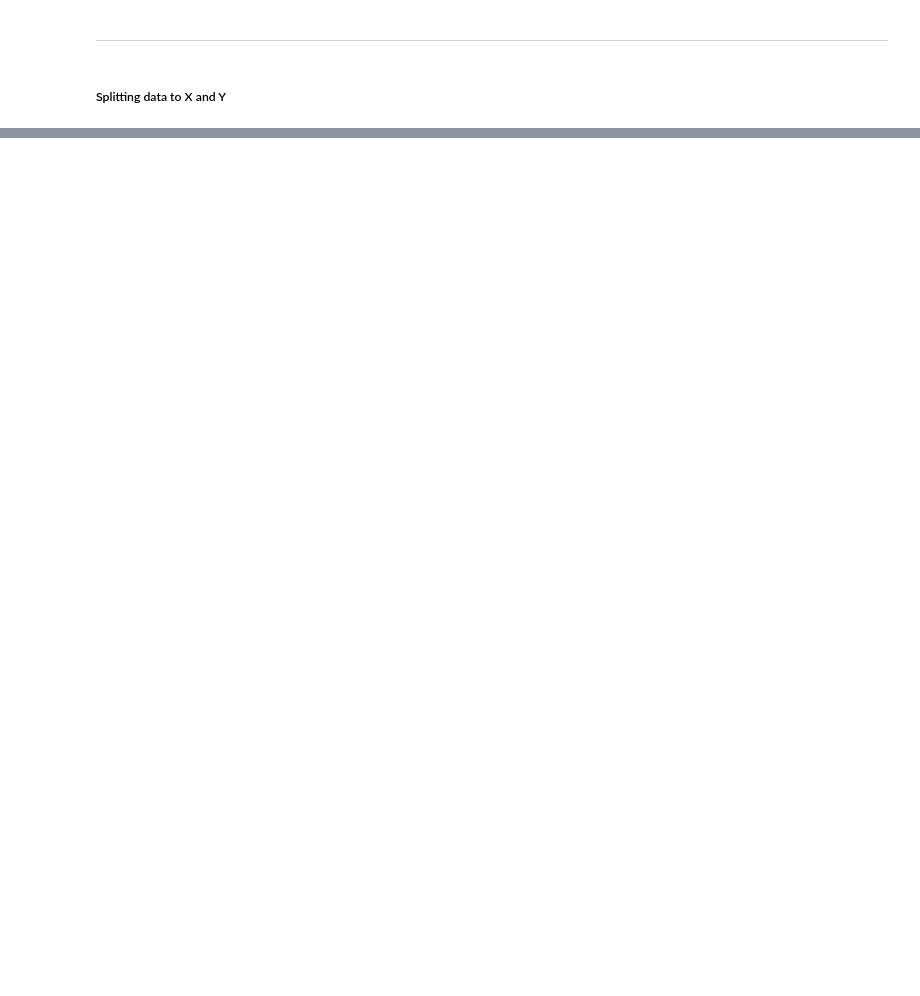
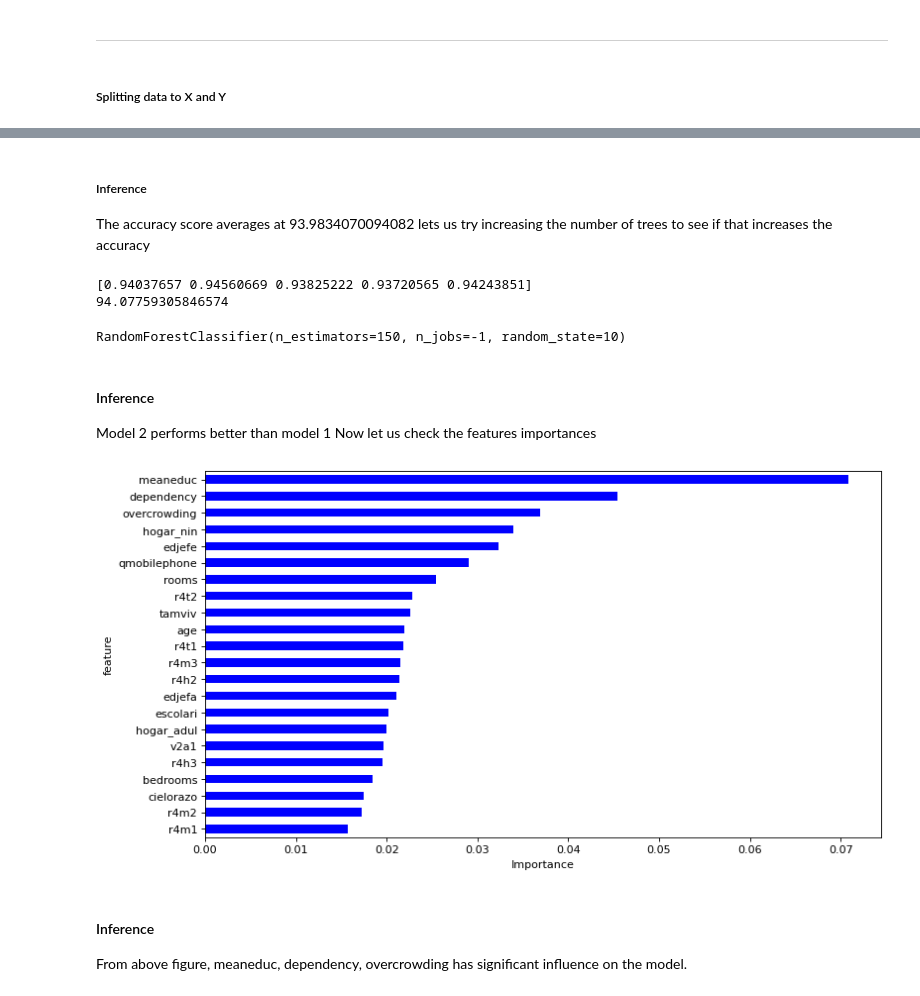
Before and after one commit to ashishsarkarmlops/assignment-2, a Jupyter notebook: Text preprocessing.ipynb, the cells around one changed output, grey strips where cells are left out. Saved outputs shown, nothing was run; the diff lists cells and outputs as text; code cells hidden in the pictures; blank space fills up the shorter version.

```diff
--- a/Text preprocessing.ipynb
+++ b/Text preprocessing.ipynb
@@ -286,8 +288,17 @@ def rep_null_val(df):
     return df
 def drop_columns(df):
     # this function takes the complete dataframe as input drops the unwanted columns and provides the exactly required dataframe
-    df.drop(['SQBescolari', 'SQBage', 'SQBhogar_total', 'SQBedjefe', 'SQBhogar_nin', 'SQBovercrowding', 'SQBdependency', 'SQBmeaned', 'agesq','Id','coopele', 'area2', 'tamhog', 'hhsize', 'hogar_total', 'r4t3','area2'],axis=1,inplace=True)
+    df.drop(['SQBescolari', 'SQBage', 'SQBhogar_total', 'SQBedjefe', 'SQBhogar_nin', 'SQBovercrowding', 'SQBdependency', 'SQBmeaned', 'agesq','Id','idhogar','coopele', 'area2', 'tamhog', 'hhsize', 'hogar_total', 'r4t3','area2'],axis=1,inplace=True)
     return df
+def cleaning_pipeline(df):
+    #Function takes the dataframe then
+    #1) replaces yes with 1 and no with 0
+    #2) replaces all the null values in the reuired pattern as per discovery
+    #3) deletes all the unwanted columns
+    df1=replace_yes_no(df)
+    df2=rep_null_val(df1)
+    df3=drop_columns(df2)
+    return df3
 # %% [markdown]
 ===================================================================================================================================
 # %% [markdown]
@@ -692,0 +756,18 @@ print(y_features.shape)
+# %% [markdown]
+##### Inference
+The accuracy score averages at 93.9834070094082 lets us try increasing the number of trees to see if that increases the accuracy
+# %%
+num_trees= 150
+
+rmclassifier2=RandomForestClassifier(n_estimators=150, random_state=10,n_jobs = -1)
+print(cross_val_score(rmclassifier2,x_features,y_features,cv=kfold,scoring='accuracy'))
+results=cross_val_score(rmclassifier2,x_features,y_features,cv=kfold,scoring='accuracy')
+print(results.mean()*100)
+# %% [output]
+[0.94037657 0.94560669 0.93825222 0.93720565 0.94243851]
+94.07759305846574
+# %%
+# fitting model with the optimized features
+rmclassifier2.fit(x_features,y_features)
+# %% [output]
+RandomForestClassifier(n_estimators=150, n_jobs=-1, random_state=10)
@@ -692,0 +776,22 @@ print(y_features.shape)
+# %% [markdown]
+#### Inference
+Model 2 performs better than model 1
+Now let us check the features importances
+# %%
+labels = list(x_features)
+feature_importances = pd.DataFrame({'feature': labels, 'importance': rmclassifier2.feature_importances_})
+feature_importances=feature_importances[feature_importances.importance>0.015]
+feature_importances.head()
+feature_importances.sort_values(by=['importance'], ascending=True, inplace=True)
+feature_importances['positive'] = feature_importances['importance'] > 0
+feature_importances.set_index('feature',inplace=True)
+feature_importances.head()
+
+feature_importances.importance.plot(kind='barh', figsize=(11, 6),color = feature_importances.positive.map({True:'blue', False:'red'}))
+plt.xlabel('Importance')
+plt.show()
+# %% [output]
+[figure, added]
+# %% [markdown]
+####   Inference
+From above figure, meaneduc, dependency, overcrowding has significant influence on the model.
```
Also changed, not shown: parts of 14 cells of this notebook, 2 other files.
